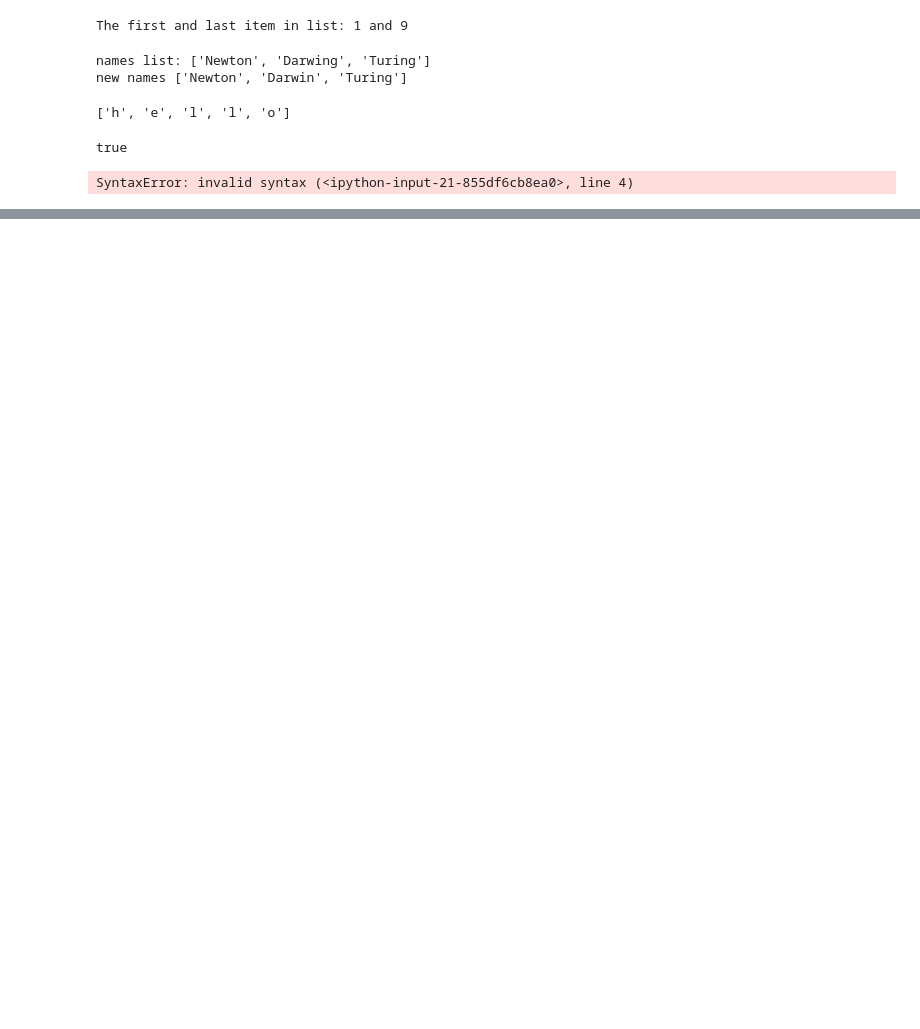
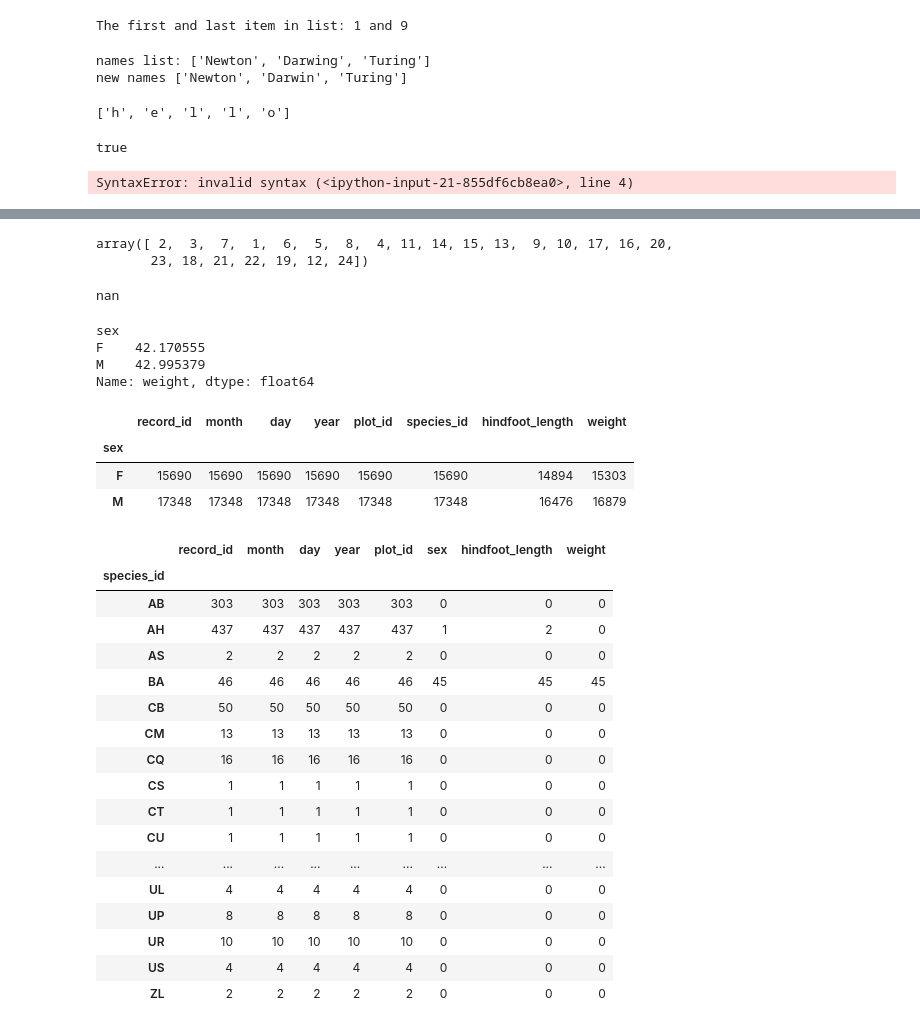
Before and after one commit to guiltyedwin/SC_ET, a Jupyter notebook: Untitled.ipynb, the cells around one changed output, grey strips where cells are left out. Drawn from its saved outputs; the diff is of its cells as text; code cells hidden in the pictures; blank space fills up the shorter version.

```diff
--- a/Untitled.ipynb
+++ b/Untitled.ipynb
@@ -36,0 +76,9 @@ SyntaxError: invalid syntax (<ipython-input-21-855df6cb8ea0>, line 4)
+# %%
+pd.unique(surveys_df['plot_id'])
+# %% [output]
+array([ 2,  3,  7,  1,  6,  5,  8,  4, 11, 14, 15, 13,  9, 10, 17, 16, 20,
+       23, 18, 21, 22, 19, 12, 24])
+# %%
+surveys_df['weight'].quantile(0.25)
+# %% [output]
+nan
@@ -36,0 +87,37 @@ SyntaxError: invalid syntax (<ipython-input-21-855df6cb8ea0>, line 4)
+# %%
+sorted['weight'].mean()
+# %% [output]
+sex
+F    42.170555
+M    42.995379
+Name: weight, dtype: float64
+# %%
+sorted.count()
+# %% [output]
+|  | record_id | month | day | year | plot_id | species_id | hindfoot_length | weight |
+| sex |  |  |  |  |  |  |  |  |
+| F | 15690 | 15690 | 15690 | 15690 | 15690 | 15690 | 14894 | 15303 |
+| M | 17348 | 17348 | 17348 | 17348 | 17348 | 17348 | 16476 | 16879 |
+# %%
+species_counts = surveys_df.groupby('species_id').count()
+# %%
+species_counts
+# %% [output]
+|  | record_id | month | day | year | plot_id | sex | hindfoot_length | weight |
+| species_id |  |  |  |  |  |  |  |  |
+| AB | 303 | 303 | 303 | 303 | 303 | 0 | 0 | 0 |
+| AH | 437 | 437 | 437 | 437 | 437 | 1 | 2 | 0 |
+| AS | 2 | 2 | 2 | 2 | 2 | 0 | 0 | 0 |
+| BA | 46 | 46 | 46 | 46 | 46 | 45 | 45 | 45 |
+| CB | 50 | 50 | 50 | 50 | 50 | 0 | 0 | 0 |
+| CM | 13 | 13 | 13 | 13 | 13 | 0 | 0 | 0 |
+| CQ | 16 | 16 | 16 | 16 | 16 | 0 | 0 | 0 |
+| CS | 1 | 1 | 1 | 1 | 1 | 0 | 0 | 0 |
+| CT | 1 | 1 | 1 | 1 | 1 | 0 | 0 | 0 |
+| CU | 1 | 1 | 1 | 1 | 1 | 0 | 0 | 0 |
+| ... | ... | ... | ... | ... | ... | ... | ... | ... |
+| UL | 4 | 4 | 4 | 4 | 4 | 0 | 0 | 0 |
+| UP | 8 | 8 | 8 | 8 | 8 | 0 | 0 | 0 |
+| UR | 10 | 10 | 10 | 10 | 10 | 0 | 0 | 0 |
+| US | 4 | 4 | 4 | 4 | 4 | 0 | 0 | 0 |
+| ZL | 2 | 2 | 2 | 2 | 2 | 0 | 0 | 0 |
```
Also changed, not shown: parts of 9 cells of this notebook.
